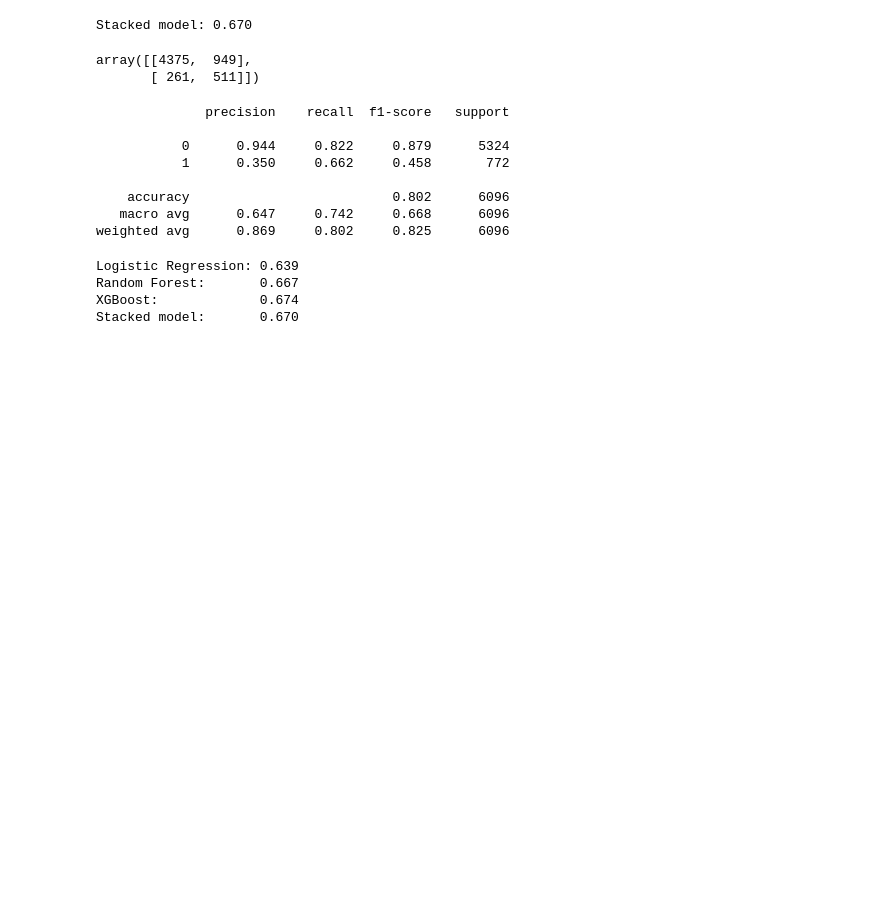
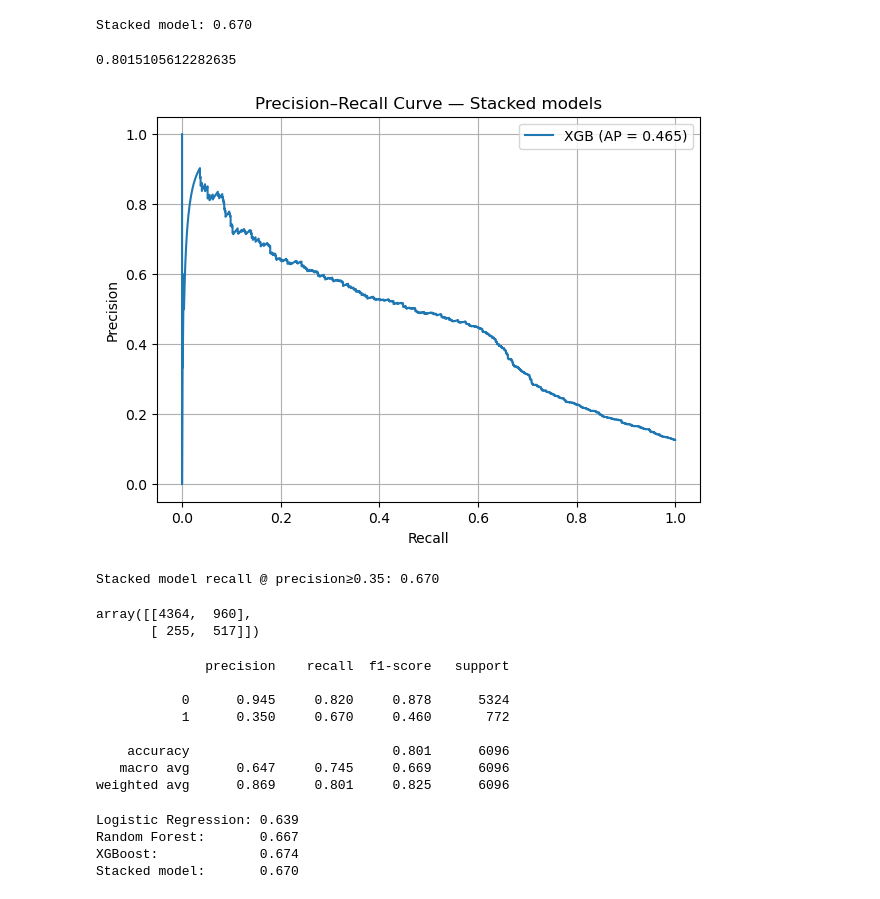
Before and after one commit to JoSticker/MADS-PREMOD03-Portfolio-Code, a Jupyter notebook: 02_wip/notebooks/02_model.ipynb, the cells around one changed output. Drawn from its saved outputs; the diff is of its cells as text; code cells hidden in the pictures; blank space fills up the shorter version.

```diff
--- a/02_wip/notebooks/02_model.ipynb
+++ b/02_wip/notebooks/02_model.ipynb
@@ -59,7 +59,7 @@ lr = LogisticRegression(
 model = Pipeline(
     steps=[
         ("preprocessor", preprocessor),
-        ("classifier", log_reg),
+        ("classifier", lr),
     ]
 )
 
@@ -419,24 +410,56 @@ stacked_proba = stacked_model.predict_proba(X_test)[:, 1]
 print(f"Stacked model: {recall_at_precision(y_test, stacked_proba, 0.35):.3f}")
 # %% [output]
 Stacked model: 0.670
-# %%
-ens_y_pred = (ensemble_proba >= ens_chosen_threshold).astype(int)
-
-confusion_matrix(y_test, ens_y_pred)
-# %% [output]
-array([[4375,  949],
-       [ 261,  511]])
+# %%
+stacked_AUC = roc_auc_score(y_test, stacked_proba)
+stacked_AUC
+# %% [output]
+0.8015105612282635
+# %%
+# Precision-recall curve
+stacked_precision, stacked_recall, stacked_thresholds = precision_recall_curve(
+    y_test, stacked_proba)
+
+stacked_ap = average_precision_score(y_test, stacked_proba)
+# %%
+plt.figure(figsize=(7, 5))
+plt.plot(stacked_recall, stacked_precision, label=f"XGB (AP = {stacked_ap:.3f})")
+plt.xlabel("Recall")
+plt.ylabel("Precision")
+plt.title("Precision–Recall Curve — Stacked models")
+plt.legend()
+plt.grid(True)
+plt.show()
+# %% [output]
+[figure, added]
+# %%
+print(f"Stacked model recall @ precision≥0.35: {recall_at_precision(y_test, stacked_proba, 0.35):.3f}")
+# %% [output]
+Stacked model recall @ precision≥0.35: 0.670
+# %%
+# Find threshold for precision >= 0.35 with max recall
+idx = np.argmax(stacked_recall[:-1][stacked_precision[:-1] >= 0.35])
+stacked_threshold = stacked_thresholds[stacked_precision[:-1] >= 0.35][idx]
+
+# Predictions at chosen threshold
+y_pred_stacked = (stacked_proba >= stacked_threshold).astype(int)
+
+# Evaluation
+confusion_matrix(y_test, y_pred_stacked)
+# %% [output]
+array([[4364,  960],
+       [ 255,  517]])
 # %%
-print(classification_report(y_test, ens_y_pred, digits=3))
+print(classification_report(y_test, y_pred_stacked, digits=3))
 # %% [output]
               precision    recall  f1-score   support
 
-           0      0.944     0.822     0.879      5324
-           1      0.350     0.662     0.458       772
+           0      0.945     0.820     0.878      5324
+           1      0.350     0.670     0.460       772
 
-    accuracy                          0.802      6096
-   macro avg      0.647     0.742     0.668      6096
-weighted avg      0.869     0.802     0.825      6096
+    accuracy                          0.801      6096
+   macro avg      0.647     0.745     0.669      6096
+weighted avg      0.869     0.801     0.825      6096
 # %%
 # Recall for all models at precision 0.35
 
```
Also changed, not shown: parts of 9 cells of this notebook.
